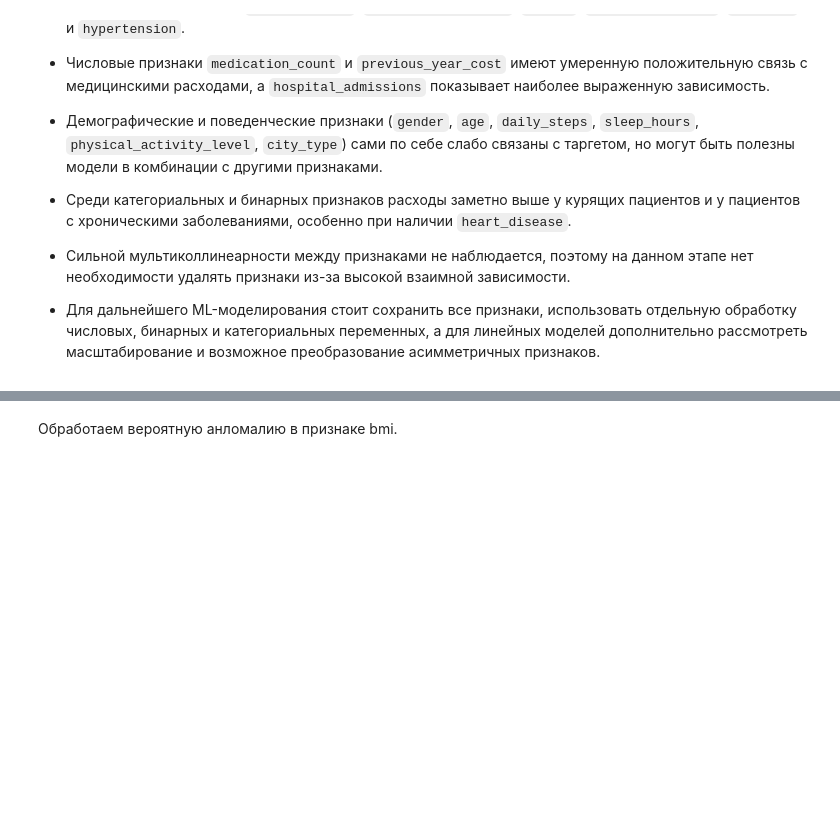
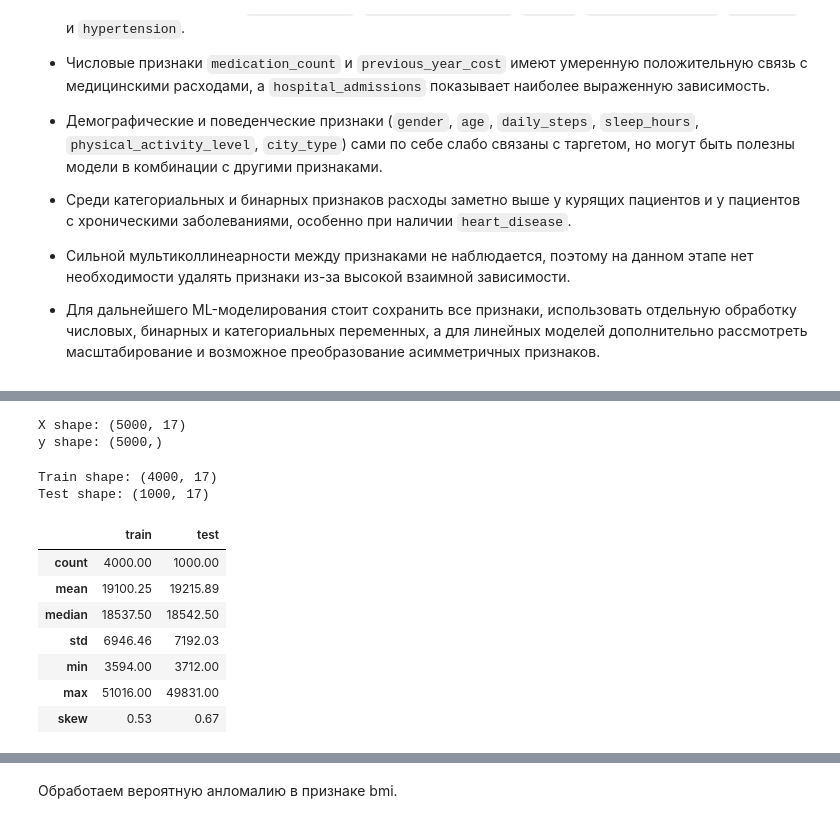
Before and after one commit to horacemtb/medcost-prediction-app, a Jupyter notebook: notebooks/full-research.ipynb, the cells around one changed output, grey strips where cells are left out. Saved outputs shown, nothing was run; the diff lists cells and outputs as text; code cells hidden in the pictures; blank space fills up the shorter version.

```diff
--- a/notebooks/full-research.ipynb
+++ b/notebooks/full-research.ipynb
@@ -1202,0 +1215,5 @@ plt.show()
+# %%
+TEST_SIZE = 0.2
+N_SPLITS = 5
+
+np.random.seed(RANDOM_STATE)
@@ -1202,0 +1258,71 @@ plt.show()
+# %%
+X = df[feature_cols].copy()
+y = df[target_col].copy()
+
+print(f'X shape: {X.shape}')
+print(f'y shape: {y.shape}')
+# %% [output]
+X shape: (5000, 17)
+y shape: (5000,)
+# %%
+# Сделаем стратификацию по бинам таргета, чтобы сохранить похожее распределение annual_medical_cost в train и test
+
+target_bins = pd.qcut(
+    y,
+    q=10,
+    labels=False,
+    duplicates='drop'
+)
+
+X_train, X_test, y_train, y_test = train_test_split(
+    X,
+    y,
+    test_size=TEST_SIZE,
+    random_state=RANDOM_STATE,
+    stratify=target_bins
+)
+
+# Сбрасываем индексы, чтобы дальше было удобнее работать с предсказаниями
+X_train = X_train.reset_index(drop=True)
+X_test = X_test.reset_index(drop=True)
+y_train = y_train.reset_index(drop=True)
+y_test = y_test.reset_index(drop=True)
+
+print(f'Train shape: {X_train.shape}')
+print(f'Test shape: {X_test.shape}')
+# %% [output]
+Train shape: (4000, 17)
+Test shape: (1000, 17)
+# %%
+# Проверяем, что распределение таргета в train и test похоже
+
+def get_target_summary(y_values, name):
+    return pd.Series({
+        'count': y_values.count(),
+        'mean': y_values.mean(),
+        'median': y_values.median(),
+        'std': y_values.std(),
+        'min': y_values.min(),
+        'max': y_values.max(),
+        'skew': y_values.skew()
+    }, name=name)
+
+
+target_split_summary = pd.concat(
+    [
+        get_target_summary(y_train, 'train'),
+        get_target_summary(y_test, 'test')
+    ],
+    axis=1
+)
+
+target_split_summary.round(2)
+# %% [output]
+|  | train | test |
+| count | 4000.00 | 1000.00 |
+| mean | 19100.25 | 19215.89 |
+| median | 18537.50 | 18542.50 |
+| std | 6946.46 | 7192.03 |
+| min | 3594.00 | 3712.00 |
+| max | 51016.00 | 49831.00 |
+| skew | 0.53 | 0.67 |
```
Also changed, not shown: parts of 54 cells of this notebook.
